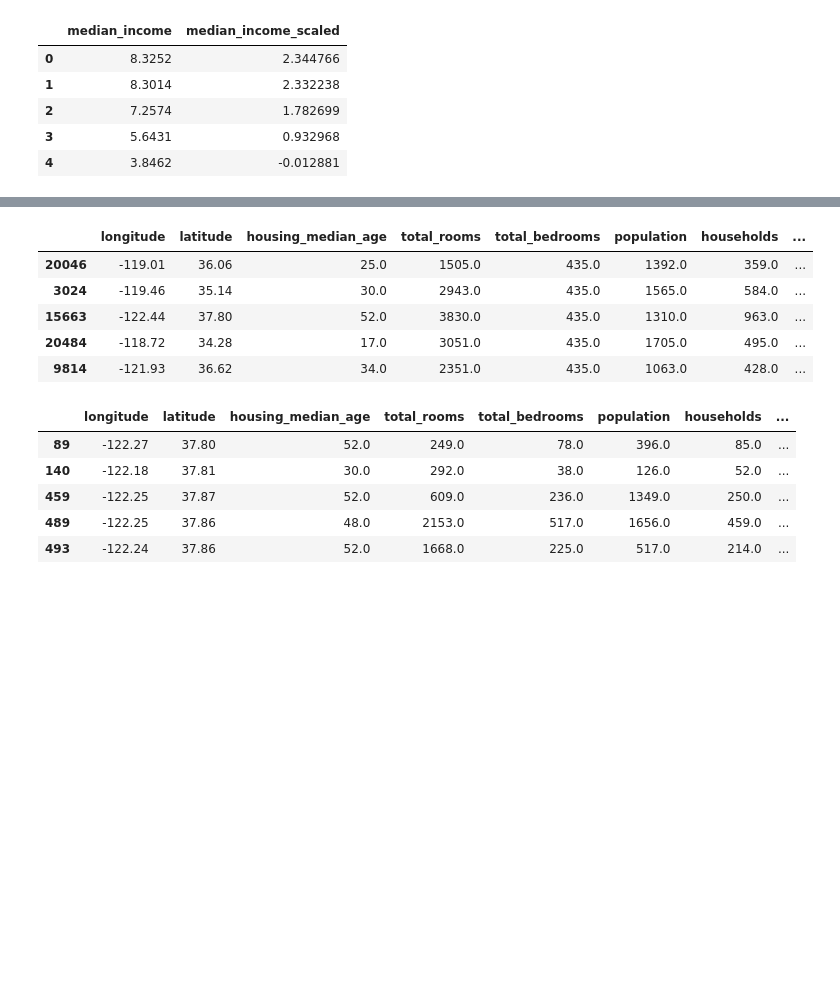
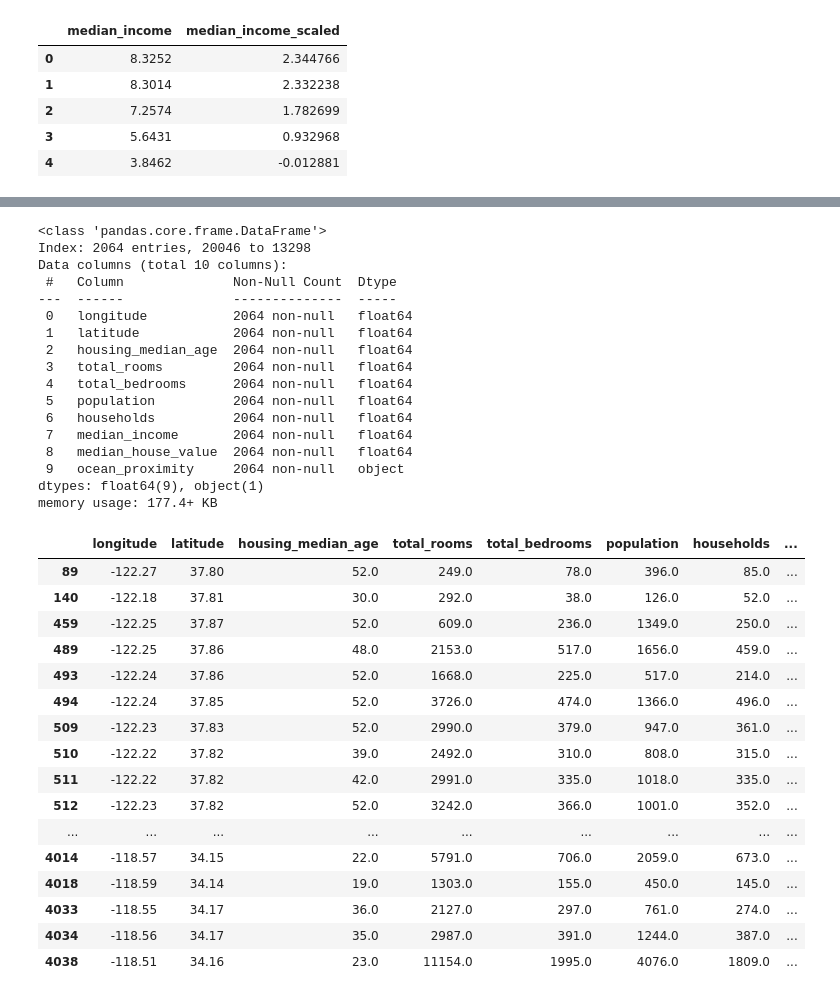
Before and after one commit to Dreyeles/jupyter_modDatos, a Jupyter notebook: s02_eda_preprocesamiento/notebooks/S02_eda.ipynb, the cells around one changed output, grey strips where cells are left out. Saved outputs shown, nothing was run; the diff lists cells and outputs as text; code cells hidden in the pictures; blank space fills up the shorter version.

```diff
--- a/s02_eda_preprocesamiento/notebooks/S02_eda.ipynb
+++ b/s02_eda_preprocesamiento/notebooks/S02_eda.ipynb
@@ -425,24 +427,47 @@ Valores nulos después: 0
 # 3. Sampleo: Tomar una muestra aleatoria del 10% de los datos
 housing_sample = housing.sample(frac=0.1, random_state=42)
 housing_sample.head()  # Ver muestra
+housing_sample.info()  # Ver info de la muestra
 # %% [output]
-|  | longitude | latitude | housing_median_age | total_rooms | total_bedrooms | population | households | ... |
-| 20046 | -119.01 | 36.06 | 25.0 | 1505.0 | 435.0 | 1392.0 | 359.0 | ... |
-| 3024 | -119.46 | 35.14 | 30.0 | 2943.0 | 435.0 | 1565.0 | 584.0 | ... |
-| 15663 | -122.44 | 37.80 | 52.0 | 3830.0 | 435.0 | 1310.0 | 963.0 | ... |
-| 20484 | -118.72 | 34.28 | 17.0 | 3051.0 | 435.0 | 1705.0 | 495.0 | ... |
-| 9814 | -121.93 | 36.62 | 34.0 | 2351.0 | 435.0 | 1063.0 | 428.0 | ... |
+<class 'pandas.core.frame.DataFrame'>
+Index: 2064 entries, 20046 to 13298
+Data columns (total 10 columns):
+ #   Column              Non-Null Count  Dtype
+---  ------              --------------  -----
+ 0   longitude           2064 non-null   float64
+ 1   latitude            2064 non-null   float64
+ 2   housing_median_age  2064 non-null   float64
+ 3   total_rooms         2064 non-null   float64
+ 4   total_bedrooms      2064 non-null   float64
+ 5   population          2064 non-null   float64
+ 6   households          2064 non-null   float64
+ 7   median_income       2064 non-null   float64
+ 8   median_house_value  2064 non-null   float64
+ 9   ocean_proximity     2064 non-null   object
+dtypes: float64(9), object(1)
+memory usage: 177.4+ KB
 # %%
 # 4. Detección de atípicos: Detectar outliers en median_house_value usando el rango intercuartílico (IQR)
 Q1 = housing['median_house_value'].quantile(0.25)
 Q3 = housing['median_house_value'].quantile(0.75)
 IQR = Q3 - Q1
 outliers = housing[(housing['median_house_value'] < Q1 - 1.5 * IQR) | (housing['median_house_value'] > Q3 + 1.5 * IQR)]
-outliers.head()  # Ver algunos outliers detectados
+outliers.head(50)  # Ver algunos outliers detectados
 # %% [output]
 |  | longitude | latitude | housing_median_age | total_rooms | total_bedrooms | population | households | ... |
 | 89 | -122.27 | 37.80 | 52.0 | 249.0 | 78.0 | 396.0 | 85.0 | ... |
 | 140 | -122.18 | 37.81 | 30.0 | 292.0 | 38.0 | 126.0 | 52.0 | ... |
 | 459 | -122.25 | 37.87 | 52.0 | 609.0 | 236.0 | 1349.0 | 250.0 | ... |
 | 489 | -122.25 | 37.86 | 48.0 | 2153.0 | 517.0 | 1656.0 | 459.0 | ... |
 | 493 | -122.24 | 37.86 | 52.0 | 1668.0 | 225.0 | 517.0 | 214.0 | ... |
+| 494 | -122.24 | 37.85 | 52.0 | 3726.0 | 474.0 | 1366.0 | 496.0 | ... |
+| 509 | -122.23 | 37.83 | 52.0 | 2990.0 | 379.0 | 947.0 | 361.0 | ... |
+| 510 | -122.22 | 37.82 | 39.0 | 2492.0 | 310.0 | 808.0 | 315.0 | ... |
+| 511 | -122.22 | 37.82 | 42.0 | 2991.0 | 335.0 | 1018.0 | 335.0 | ... |
+| 512 | -122.23 | 37.82 | 52.0 | 3242.0 | 366.0 | 1001.0 | 352.0 | ... |
+| ... | ... | ... | ... | ... | ... | ... | ... | ... |
+| 4014 | -118.57 | 34.15 | 22.0 | 5791.0 | 706.0 | 2059.0 | 673.0 | ... |
+| 4018 | -118.59 | 34.14 | 19.0 | 1303.0 | 155.0 | 450.0 | 145.0 | ... |
+| 4033 | -118.55 | 34.17 | 36.0 | 2127.0 | 297.0 | 761.0 | 274.0 | ... |
+| 4034 | -118.56 | 34.17 | 35.0 | 2987.0 | 391.0 | 1244.0 | 387.0 | ... |
+| 4038 | -118.51 | 34.16 | 23.0 | 11154.0 | 1995.0 | 4076.0 | 1809.0 | ... |
```
Also changed, not shown: parts of 10 cells of this notebook.
